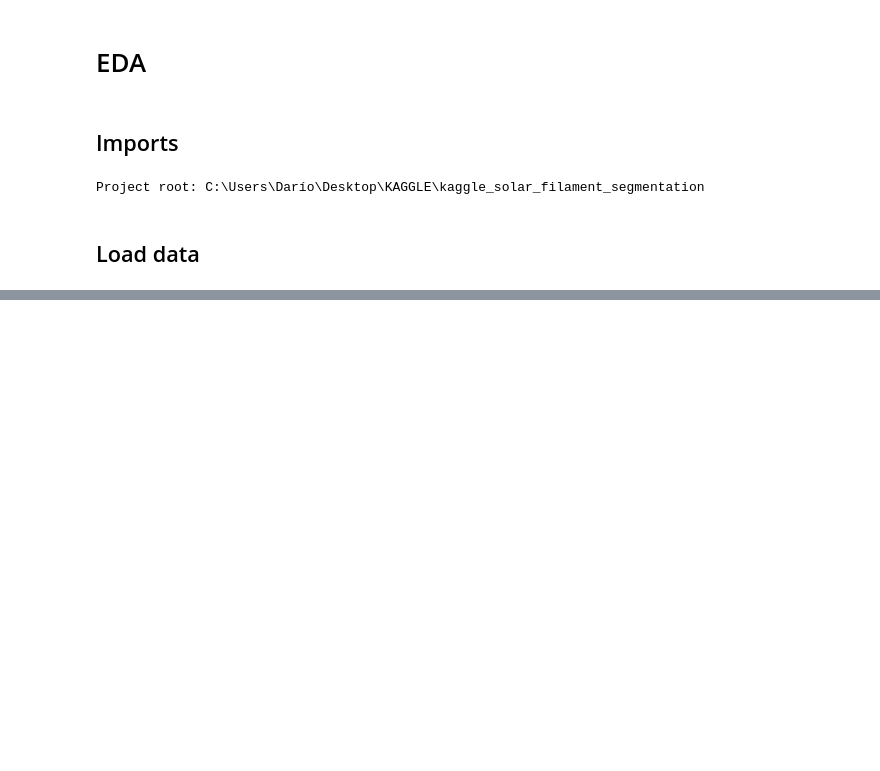
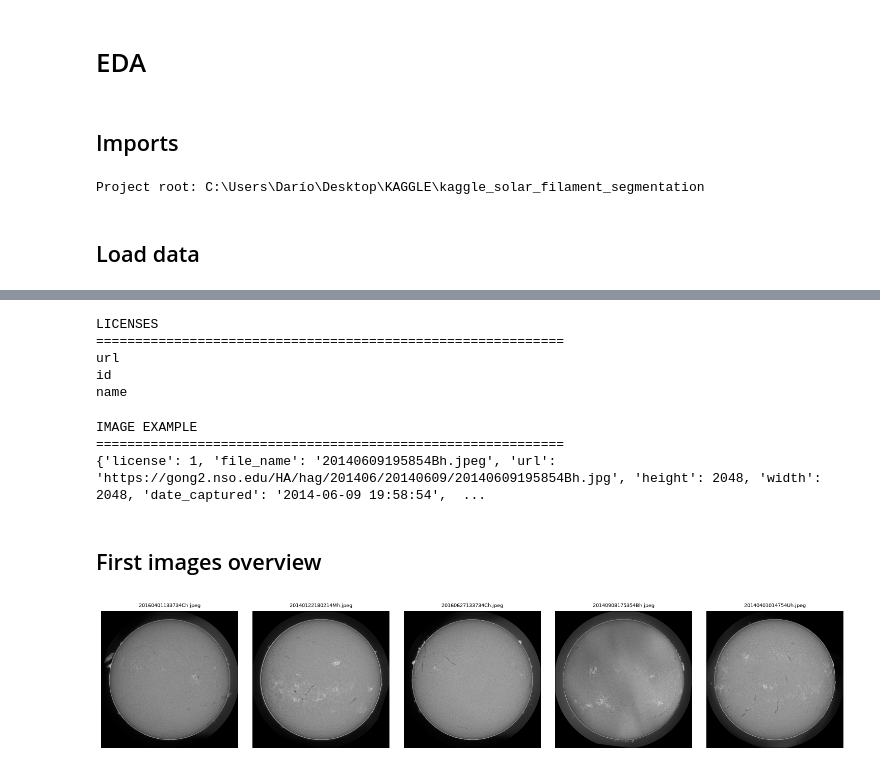
Before and after one commit to dario2002lr-coder/kaggle_solar_filament_segmentation, a Jupyter notebook: notebooks/01_eda.ipynb, the cells around one changed output, grey strips where cells are left out. Cells and saved outputs as stored; diff of their text form; code cells hidden in the pictures; blank space fills up the shorter version.

Commit message:
feat: add EDA notebook with first explorations of the raw data

```diff
--- a/notebooks/01_eda.ipynb
+++ b/notebooks/01_eda.ipynb
@@ -35,0 +160,44 @@ annotations = load_annotations(ANNOTATIONS_PATH)
+# %%
+print("LICENSES")
+print("=" * 60)
+
+for license_info in annotations["licenses"]:
+    print(license_info)
+# %% [output]
+LICENSES
+============================================================
+url
+id
+name
+# %%
+print("IMAGE EXAMPLE")
+print("=" * 60)
+
+print(annotations["images"][0])
+# %% [output]
+IMAGE EXAMPLE
+============================================================
+{'license': 1, 'file_name': '20140609195854Bh.jpeg', 'url': 'https://gong2.nso.edu/HA/hag/201406/20140609/20140609195854Bh.jpg', 'height': 2048, 'width': 2048, 'date_captured': '2014-06-09 19:58:54',  ...
+# %% [markdown]
+## First images overview
+# %%
+# Obtener imágenes de train
+image_paths = list(TRAIN_IMAGES_DIR.iterdir())
+
+# Seleccionar 5 imágenes aleatorias
+sample_paths = random.sample(image_paths, 5)
+
+# Visualización
+fig, axes = plt.subplots(1, 5, figsize=(15, 3))
+
+for ax, image_path in zip(axes, sample_paths):
+    image = Image.open(image_path)
+
+    ax.imshow(image, cmap="gray")
+    ax.set_title(image_path.name, fontsize=7)
+    ax.axis("off")
+
+plt.tight_layout()
+plt.show()
+# %% [output]
+[figure, added]
```
Also changed, not shown: parts of 17 cells of this notebook, 2 other files.
